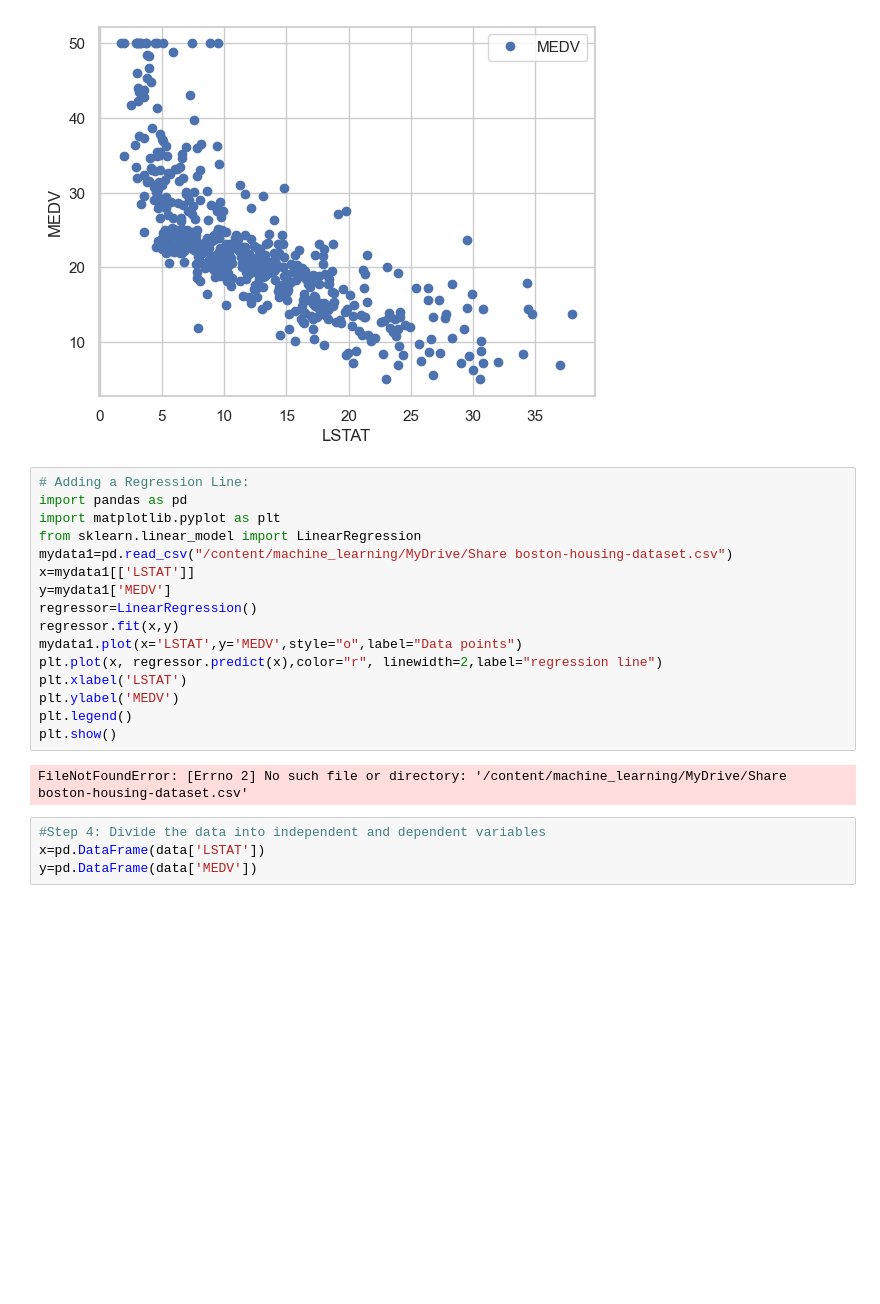
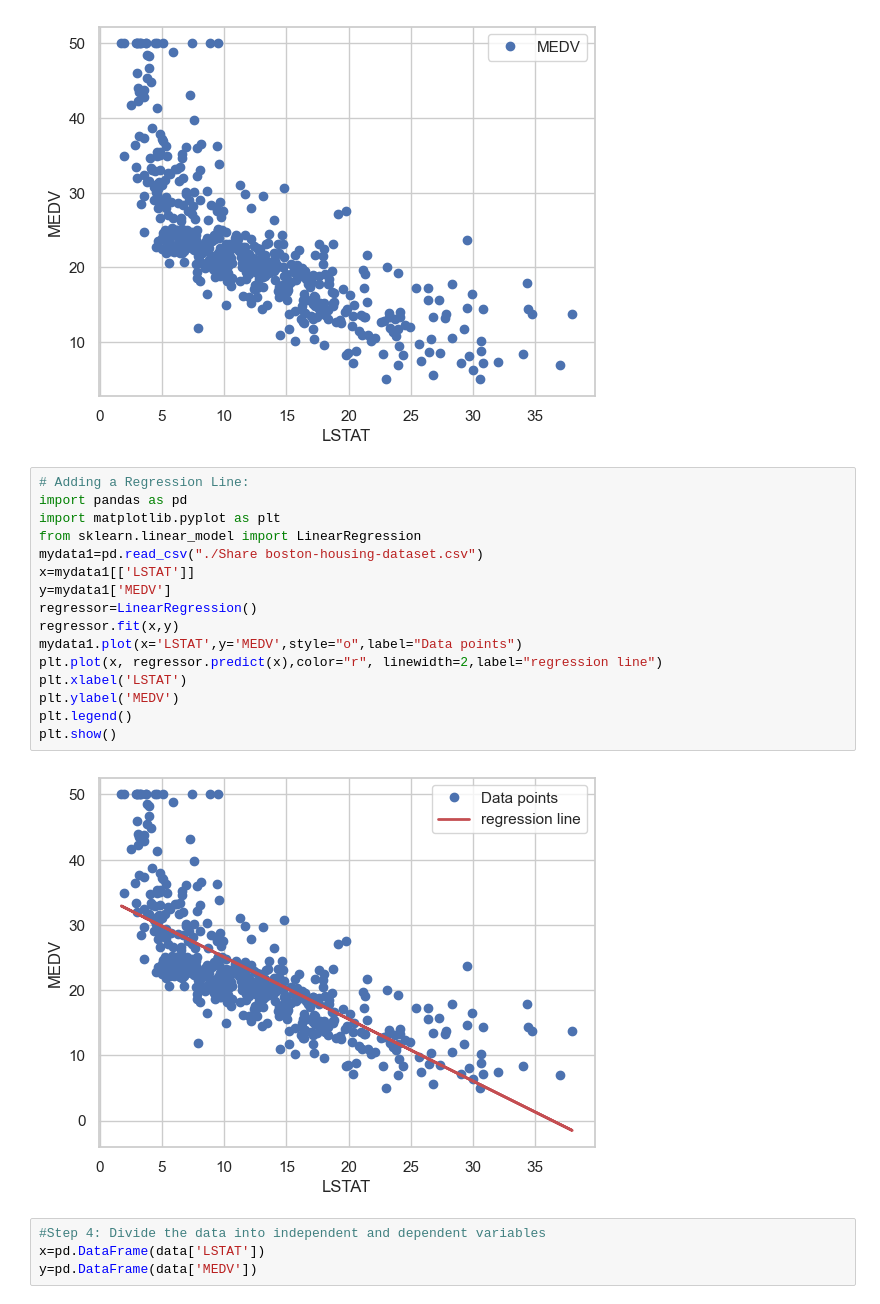
Before and after one commit to AllanOtieno254/Diabetes-and-boston-housing-levy-prediction-machine-learning-linear-regression-, a Jupyter notebook: linear regression detection.ipynb, the cells around one changed output. Cells and saved outputs as stored; diff of their text form; blank space fills up the shorter version.

```diff
--- a/linear regression detection.ipynb
+++ b/linear regression detection.ipynb
@@ -243,21 +243,21 @@ plt.show()
 # %%
 # Adding a Regression Line:
 import pandas as pd
 import matplotlib.pyplot as plt
 from sklearn.linear_model import LinearRegression
-mydata1=pd.read_csv("/content/machine_learning/MyDrive/Share boston-housing-dataset.csv")
+mydata1=pd.read_csv("./Share boston-housing-dataset.csv")
 x=mydata1[['LSTAT']]
 y=mydata1['MEDV']
 regressor=LinearRegression()
 regressor.fit(x,y)
 mydata1.plot(x='LSTAT',y='MEDV',style="o",label="Data points")
 plt.plot(x, regressor.predict(x),color="r", linewidth=2,label="regression line")
 plt.xlabel('LSTAT')
 plt.ylabel('MEDV')
 plt.legend()
 plt.show()
 # %% [output]
-FileNotFoundError: [Errno 2] No such file or directory: '/content/machine_learning/MyDrive/Share boston-housing-dataset.csv'
+[figure, added]
 # %%
 #Step 4: Divide the data into independent and dependent variables
 x=pd.DataFrame(data['LSTAT'])
```
Also changed, not shown: 2 other files.
